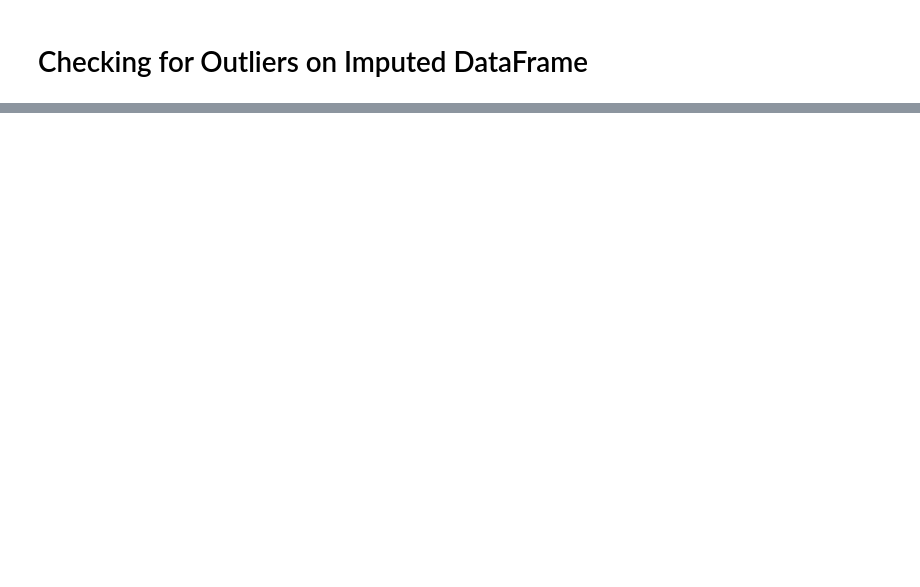
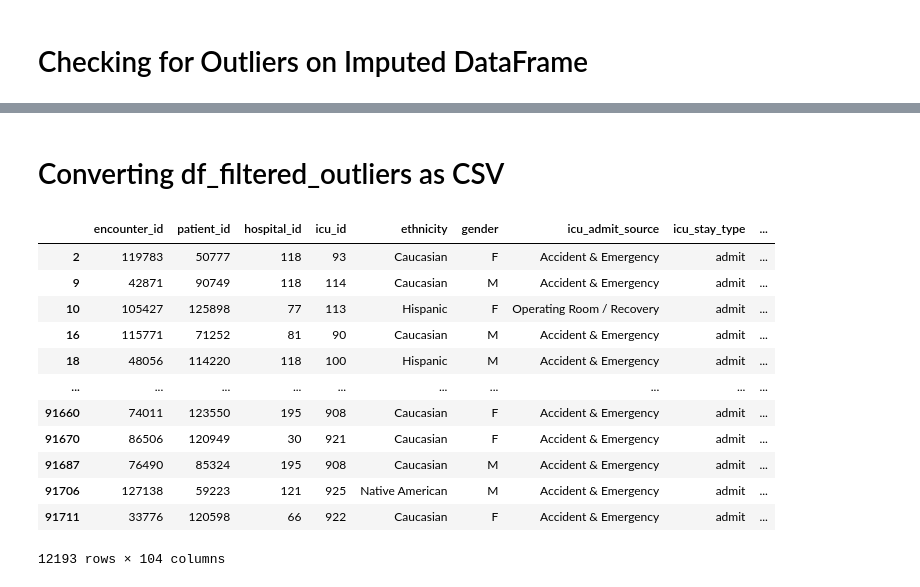
Before and after one commit to BVishal-Geek/Patient-Survival-Prediction---Dash-Visualization, a Jupyter notebook: src/main1.ipynb, the cells around one changed output, grey strips where cells are left out. Cells and saved outputs as stored; diff of their text form; code cells hidden in the pictures; blank space fills up the shorter version.

Commit message:
Done with outliers, rearraging, csv generation

```diff
--- a/src/main1.ipynb
+++ b/src/main1.ipynb
@@ -230,5 +232,7 @@ for column in filtered_columns_copy:
 # %%
+count=0
 for col in df_copy:
     if df_copy[col].dtype == 'int64' or df_copy[col].dtype == 'float64':
-        print(f'-------------------------{col}-------------------------:\nMinimum Value: {df_copy[col].min()}\nMaximum Value: {df_copy[col].max()}')
+        print(f'-------------------------{count}:{col}-------------------------:\nMinimum Value: {df_copy[col].min()}\nMaximum Value: {df_copy[col].max()}')
+        count=count+1
 # %% [output]
@@ -251,0 +296,7 @@ Maximum Value: 0.97
+# %%
+for column in filtered_columns_copy:
+    df_filtered_outliers[column] = df_filtered_outliers[column].apply(lambda x: np.nan if x < 0 else x)
+
+df_filtered_outliers = df_filtered_outliers.dropna()
+
+df_filtered_outliers.info()
@@ -251,0 +332,27 @@ Maximum Value: 0.97
+# %% [markdown]
+# Converting df_filtered_outliers as CSV
+# %%
+
+id_columns = [col for col in df_filtered_outliers.columns if col.endswith('_id')]
+
+other_columns = [col for col in df_filtered_outliers.columns if not col.endswith('_id')]
+
+new_column_order = id_columns + other_columns
+
+df_filtered_outliers = df_filtered_outliers[new_column_order]
+
+df_filtered_outliers
+# %% [output]
+|  | encounter_id | patient_id | hospital_id | icu_id | ethnicity | gender | icu_admit_source | icu_stay_type | ... |
+| 2 | 119783 | 50777 | 118 | 93 | Caucasian | F | Accident & Emergency | admit | ... |
+| 9 | 42871 | 90749 | 118 | 114 | Caucasian | M | Accident & Emergency | admit | ... |
+| 10 | 105427 | 125898 | 77 | 113 | Hispanic | F | Operating Room / Recovery | admit | ... |
+| 16 | 115771 | 71252 | 81 | 90 | Caucasian | M | Accident & Emergency | admit | ... |
+| 18 | 48056 | 114220 | 118 | 100 | Hispanic | M | Accident & Emergency | admit | ... |
+| ... | ... | ... | ... | ... | ... | ... | ... | ... | ... |
+| 91660 | 74011 | 123550 | 195 | 908 | Caucasian | F | Accident & Emergency | admit | ... |
+| 91670 | 86506 | 120949 | 30 | 921 | Caucasian | F | Accident & Emergency | admit | ... |
+| 91687 | 76490 | 85324 | 195 | 908 | Caucasian | M | Accident & Emergency | admit | ... |
+| 91706 | 127138 | 59223 | 121 | 925 | Native American | M | Accident & Emergency | admit | ... |
+| 91711 | 33776 | 120598 | 66 | 922 | Caucasian | F | Accident & Emergency | admit | ... |
+12193 rows × 104 columns
```
Also changed, not shown: parts of 21 cells of this notebook, 4 other files.
